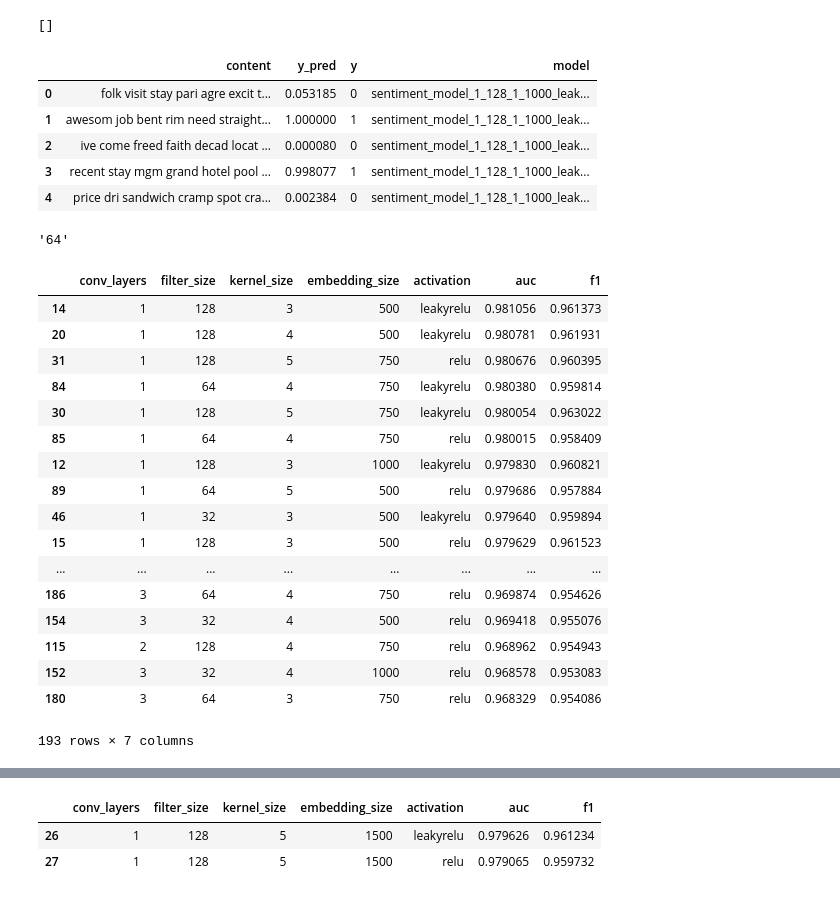
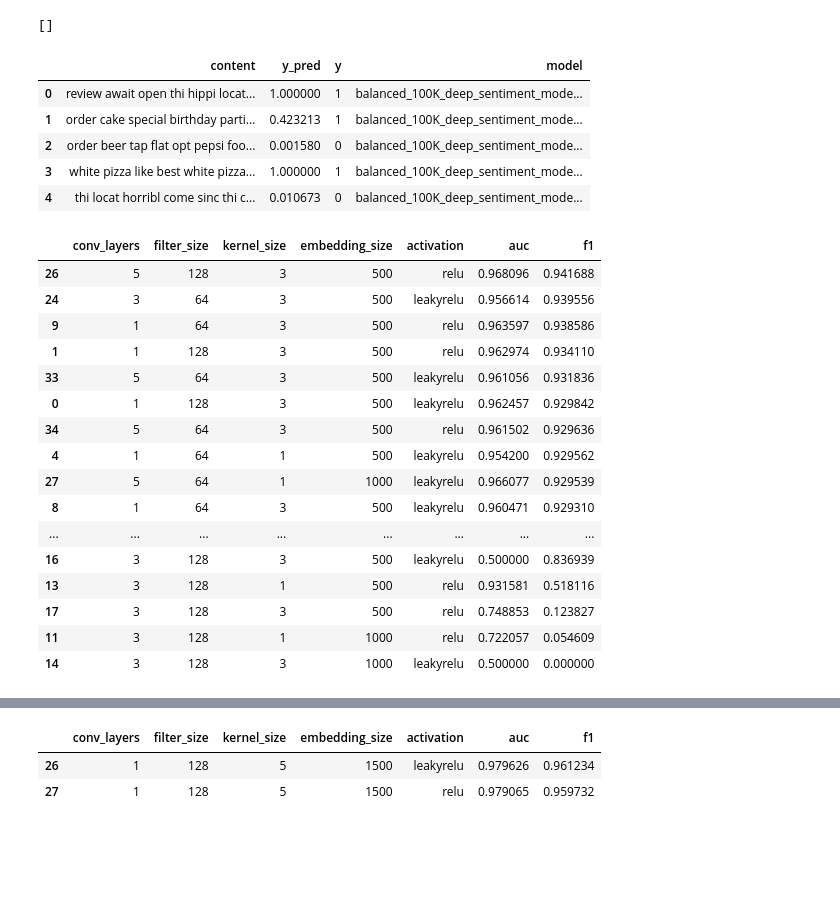
Before and after one commit to nabusman/W266-Final-Project, a Jupyter notebook: code/CNN_accuracy_metrics.ipynb, the cells around one changed output, grey strips where cells are left out. Cells and saved outputs as stored; diff of their text form; code cells hidden in the pictures; blank space fills up the shorter version.

```diff
--- a/code/CNN_accuracy_metrics.ipynb
+++ b/code/CNN_accuracy_metrics.ipynb
@@ -12,3 +10,7 @@ files = os.listdir( '../results' )
+# %%
+files = os.listdir( '../results' )
+files.remove('old')
+files=[x for x in files if 'balanced' in x]
 # %%
 concat_df = pd.DataFrame()
 for each_file in files:
@@ -19,49 +21,44 @@ for each_file in files:
 concat_df.head()
 # %% [output]
 |  | content | y_pred | y | model |
-| 0 | folk visit stay pari agre excit t... | 0.053185 | 0 | sentiment_model_1_128_1_1000_leak... |
-| 1 | awesom job bent rim need straight... | 1.000000 | 1 | sentiment_model_1_128_1_1000_leak... |
-| 2 | ive come freed faith decad locat ... | 0.000080 | 0 | sentiment_model_1_128_1_1000_leak... |
-| 3 | recent stay mgm grand hotel pool ... | 0.998077 | 1 | sentiment_model_1_128_1_1000_leak... |
-| 4 | price dri sandwich cramp spot cra... | 0.002384 | 0 | sentiment_model_1_128_1_1000_leak... |
+| 0 | review await open thi hippi locat... | 1.000000 | 1 | balanced_100K_deep_sentiment_mode... |
+| 1 | order cake special birthday parti... | 0.423213 | 1 | balanced_100K_deep_sentiment_mode... |
+| 2 | order beer tap flat opt pepsi foo... | 0.001580 | 0 | balanced_100K_deep_sentiment_mode... |
+| 3 | white pizza like best white pizza... | 1.000000 | 1 | balanced_100K_deep_sentiment_mode... |
+| 4 | thi locat horribl come sinc thi c... | 0.010673 | 0 | balanced_100K_deep_sentiment_mode... |
-# %%
-each_file.split('_')[3]
-# %% [output]
-'64'
 # %%
 list_metric = []
-for each_file in files:
+for each_file in files[0:]:
     metric_df = concat_df[concat_df['model']==each_file]
-
-    param1= each_file.split('_')[2]
-    param2=each_file.split('_')[3]
-    param3=each_file.split('_')[4]
-    param4=each_file.split('_')[5]
-    param5=each_file.split('_')[6]
+#     print each_file
+    param1= each_file.split('_')[5]
+    param2=each_file.split('_')[6]
+    param3=each_file.split('_')[7]
+    param4=each_file.split('_')[8]
+    param5=each_file.split('_')[9]
 #     print each_file
 #     print classification_report(metric_df['y'], metric_df['y_pred'].round(0))
     metric_auc = roc_auc_score(metric_df['y'], metric_df['y_pred'])
     metric_f1 = f1_score(metric_df['y'], metric_df['y_pred'].round(0))
     list_metric.append([param1,param2,param3,param4,param5,metric_auc,metric_f1])
 # %%
-result_metrics = pd.DataFrame(list_metric,columns=['conv_layers','filter_size','kernel_size','embedding_size','activation','auc','f1']).sort_values('auc',ascending=False)
+result_metrics = pd.DataFrame(list_metric,columns=['conv_layers','filter_size','kernel_size','embedding_size','activation','auc','f1']).sort_values('f1',ascending=False)
 result_metrics
 # %% [output]
 |  | conv_layers | filter_size | kernel_size | embedding_size | activation | auc | f1 |
-| 14 | 1 | 128 | 3 | 500 | leakyrelu | 0.981056 | 0.961373 |
-| 20 | 1 | 128 | 4 | 500 | leakyrelu | 0.980781 | 0.961931 |
-| 31 | 1 | 128 | 5 | 750 | relu | 0.980676 | 0.960395 |
-| 84 | 1 | 64 | 4 | 750 | leakyrelu | 0.980380 | 0.959814 |
-| 30 | 1 | 128 | 5 | 750 | leakyrelu | 0.980054 | 0.963022 |
-| 85 | 1 | 64 | 4 | 750 | relu | 0.980015 | 0.958409 |
-| 12 | 1 | 128 | 3 | 1000 | leakyrelu | 0.979830 | 0.960821 |
-| 89 | 1 | 64 | 5 | 500 | relu | 0.979686 | 0.957884 |
-| 46 | 1 | 32 | 3 | 500 | leakyrelu | 0.979640 | 0.959894 |
-| 15 | 1 | 128 | 3 | 500 | relu | 0.979629 | 0.961523 |
+| 26 | 5 | 128 | 3 | 500 | relu | 0.968096 | 0.941688 |
+| 24 | 3 | 64 | 3 | 500 | leakyrelu | 0.956614 | 0.939556 |
+| 9 | 1 | 64 | 3 | 500 | relu | 0.963597 | 0.938586 |
+| 1 | 1 | 128 | 3 | 500 | relu | 0.962974 | 0.934110 |
+| 33 | 5 | 64 | 3 | 500 | leakyrelu | 0.961056 | 0.931836 |
+| 0 | 1 | 128 | 3 | 500 | leakyrelu | 0.962457 | 0.929842 |
+| 34 | 5 | 64 | 3 | 500 | relu | 0.961502 | 0.929636 |
+| 4 | 1 | 64 | 1 | 500 | leakyrelu | 0.954200 | 0.929562 |
+| 27 | 5 | 64 | 1 | 1000 | leakyrelu | 0.966077 | 0.929539 |
+| 8 | 1 | 64 | 3 | 500 | leakyrelu | 0.960471 | 0.929310 |
 | ... | ... | ... | ... | ... | ... | ... | ... |
-| 186 | 3 | 64 | 4 | 750 | relu | 0.969874 | 0.954626 |
-| 154 | 3 | 32 | 4 | 500 | relu | 0.969418 | 0.955076 |
-| 115 | 2 | 128 | 4 | 750 | relu | 0.968962 | 0.954943 |
-| 152 | 3 | 32 | 4 | 1000 | relu | 0.968578 | 0.953083 |
-| 180 | 3 | 64 | 3 | 750 | relu | 0.968329 | 0.954086 |
+| 16 | 3 | 128 | 3 | 500 | leakyrelu | 0.500000 | 0.836939 |
+| 13 | 3 | 128 | 1 | 500 | relu | 0.931581 | 0.518116 |
+| 17 | 3 | 128 | 3 | 500 | relu | 0.748853 | 0.123827 |
+| 11 | 3 | 128 | 1 | 1000 | relu | 0.722057 | 0.054609 |
+| 14 | 3 | 128 | 3 | 1000 | leakyrelu | 0.500000 | 0.000000 |
-193 rows × 7 columns
```
Also changed, not shown: parts of 4 cells of this notebook.
